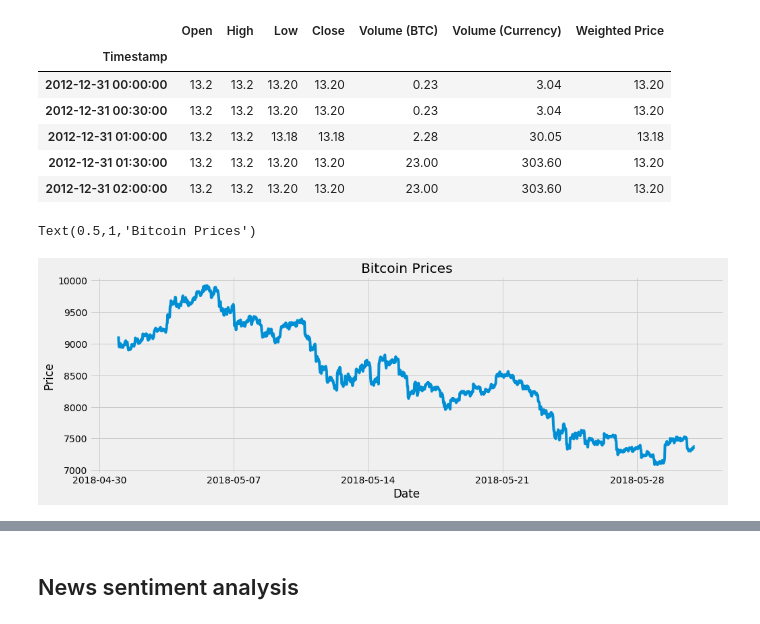
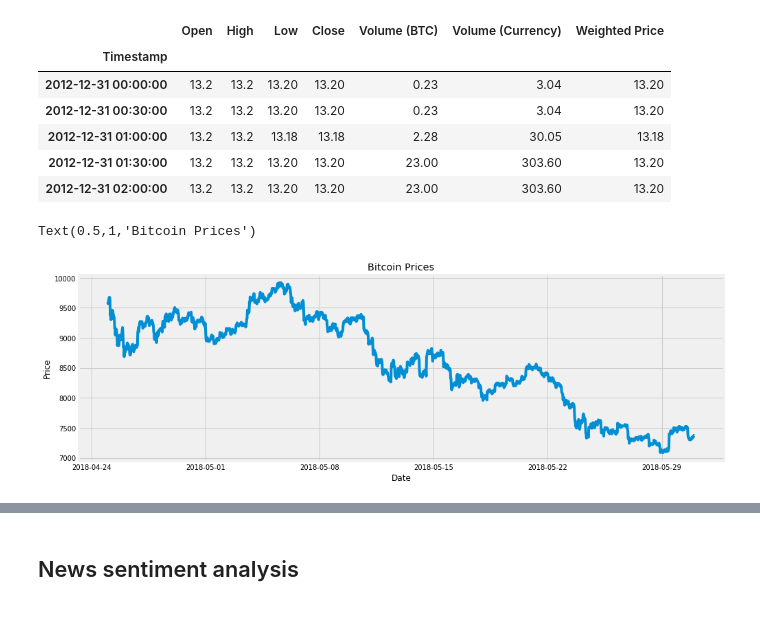
Before and after one commit to cchopade/crypto_hackathon, a Jupyter notebook: bitcoin_fgi.ipynb, the cells around one changed output, grey strips where cells are left out. Drawn from its saved outputs; the diff is of its cells as text; code cells hidden in the pictures.

```diff
--- a/bitcoin_fgi.ipynb
+++ b/bitcoin_fgi.ipynb
@@ -73,12 +75,12 @@ df.head()
 | 2012-12-31 01:30:00 | 13.2 | 13.2 | 13.20 | 13.20 | 23.00 | 303.60 | 13.20 |
 | 2012-12-31 02:00:00 | 13.2 | 13.2 | 13.20 | 13.20 | 23.00 | 303.60 | 13.20 |
 # %%
-df2 = df.ix[datetime.date(year=2018,month=5,day=10):datetime.date(year=2018,month=5,day=31)].copy()
+df2 = df.ix[datetime.date(year=2018,month=4,day=25):datetime.date(year=2018,month=5,day=31)].copy()
 plt.figure(figsize=(15,5))
 plt.plot(df2.index, df2.Close)
 plt.xlabel('Date')
 plt.ylabel('Price')
 plt.title('Bitcoin Prices')
 # %% [output]
 Text(0.5,1,'Bitcoin Prices')
-[figure, old version]
+[figure, new version]
```
Also changed, not shown: parts of 6 cells of this notebook, 2 other files.
